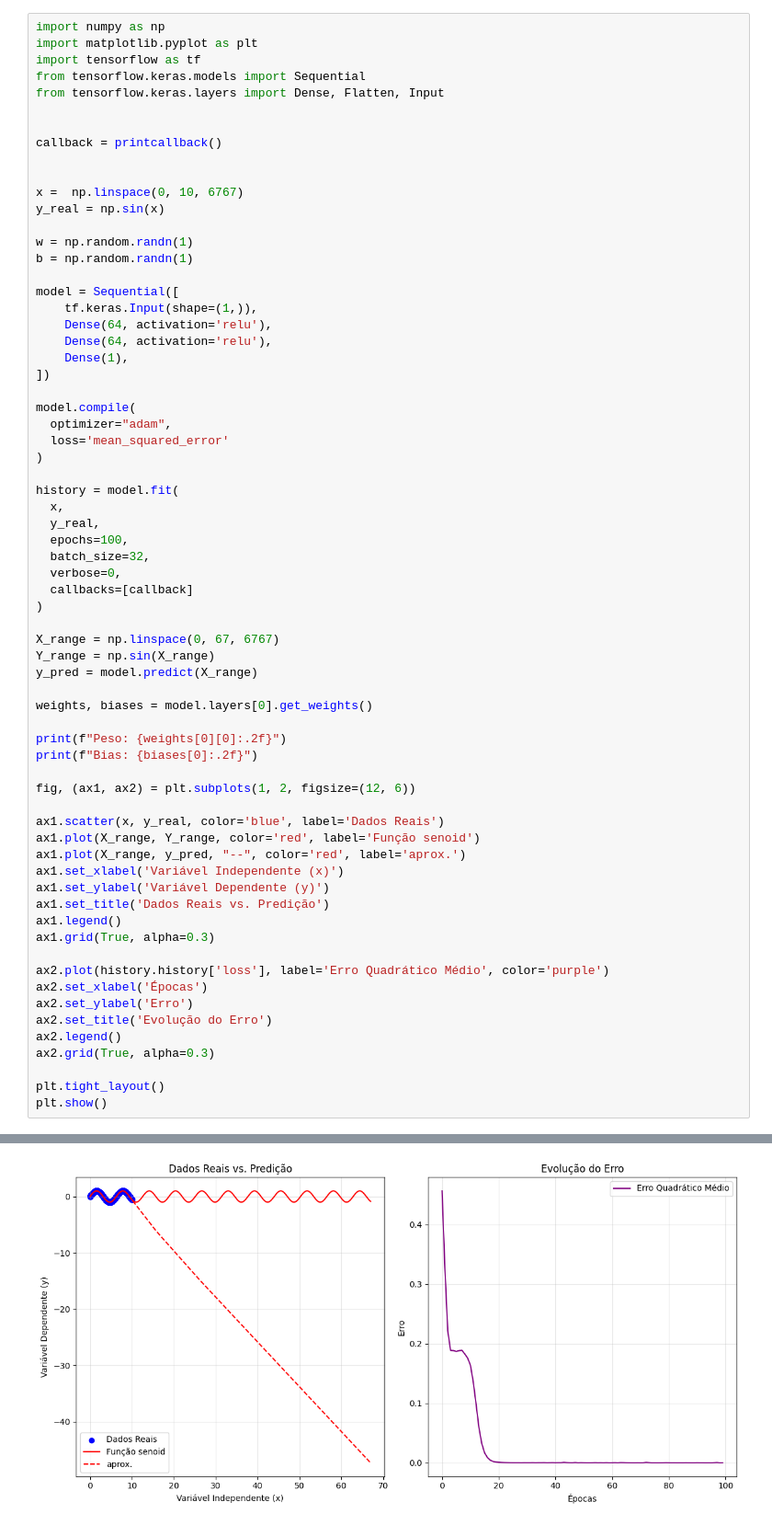
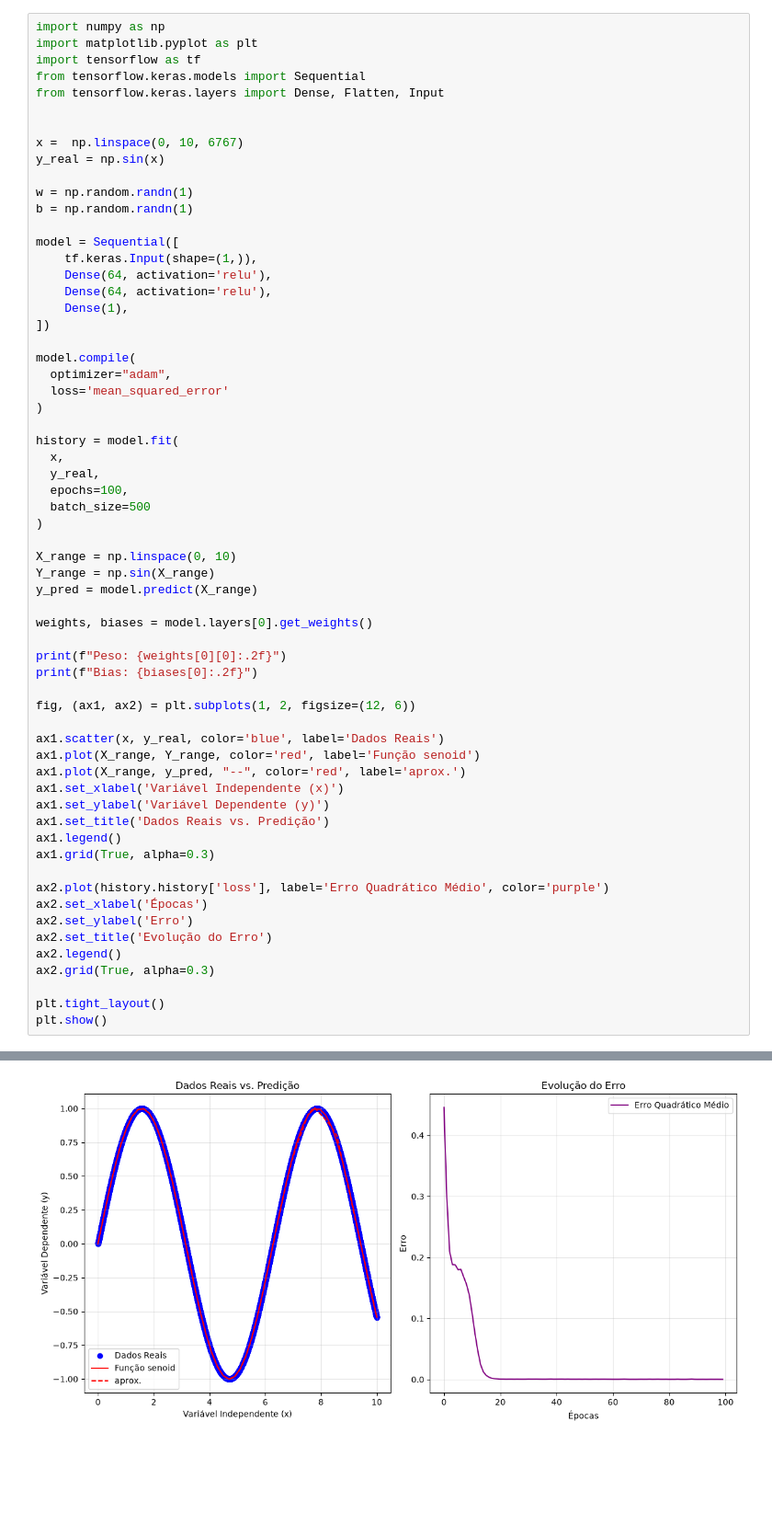
Before and after one commit to pessoa736/notebook-da-materia-de-deeplearning, a Jupyter notebook: deep_learning.ipynb, the cells around one changed output, grey strips where cells are left out. Shown at 92% size. Saved outputs shown, nothing was run; the diff lists cells and outputs as text; blank space fills up the shorter version.

```diff
--- a/deep_learning.ipynb
+++ b/deep_learning.ipynb
@@ -217,9 +353,6 @@ import matplotlib.pyplot as plt
 import tensorflow as tf
 from tensorflow.keras.models import Sequential
 from tensorflow.keras.layers import Dense, Flatten, Input
-
-
-callback = printcallback()
 
 
 x =  np.linspace(0, 10, 6767)
@@ -244,12 +377,10 @@ history = model.fit(
   x,
   y_real,
   epochs=100,
-  batch_size=32,
-  verbose=0,
-  callbacks=[callback]
+  batch_size=500
 )
 
-X_range = np.linspace(0, 67, 6767)
+X_range = np.linspace(0, 10)
 Y_range = np.sin(X_range)
 y_pred = model.predict(X_range)
 
@@ -298,2 +429,2 @@ Peso: -0.15
 Bias: 0.00
-[figure, old version]
+[figure, new version]
```
Also changed, not shown: parts of 16 cells of this notebook, 1 other file.
